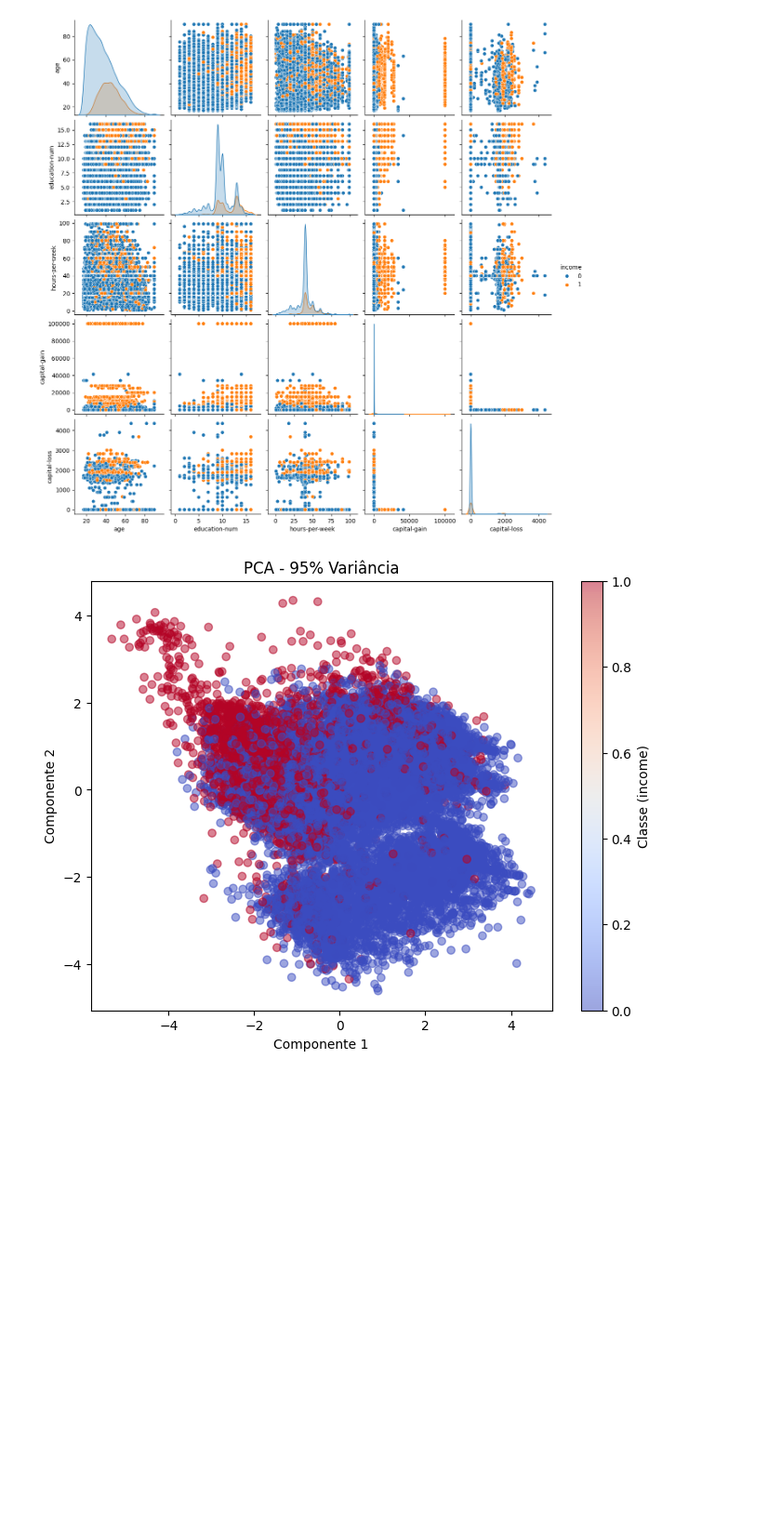
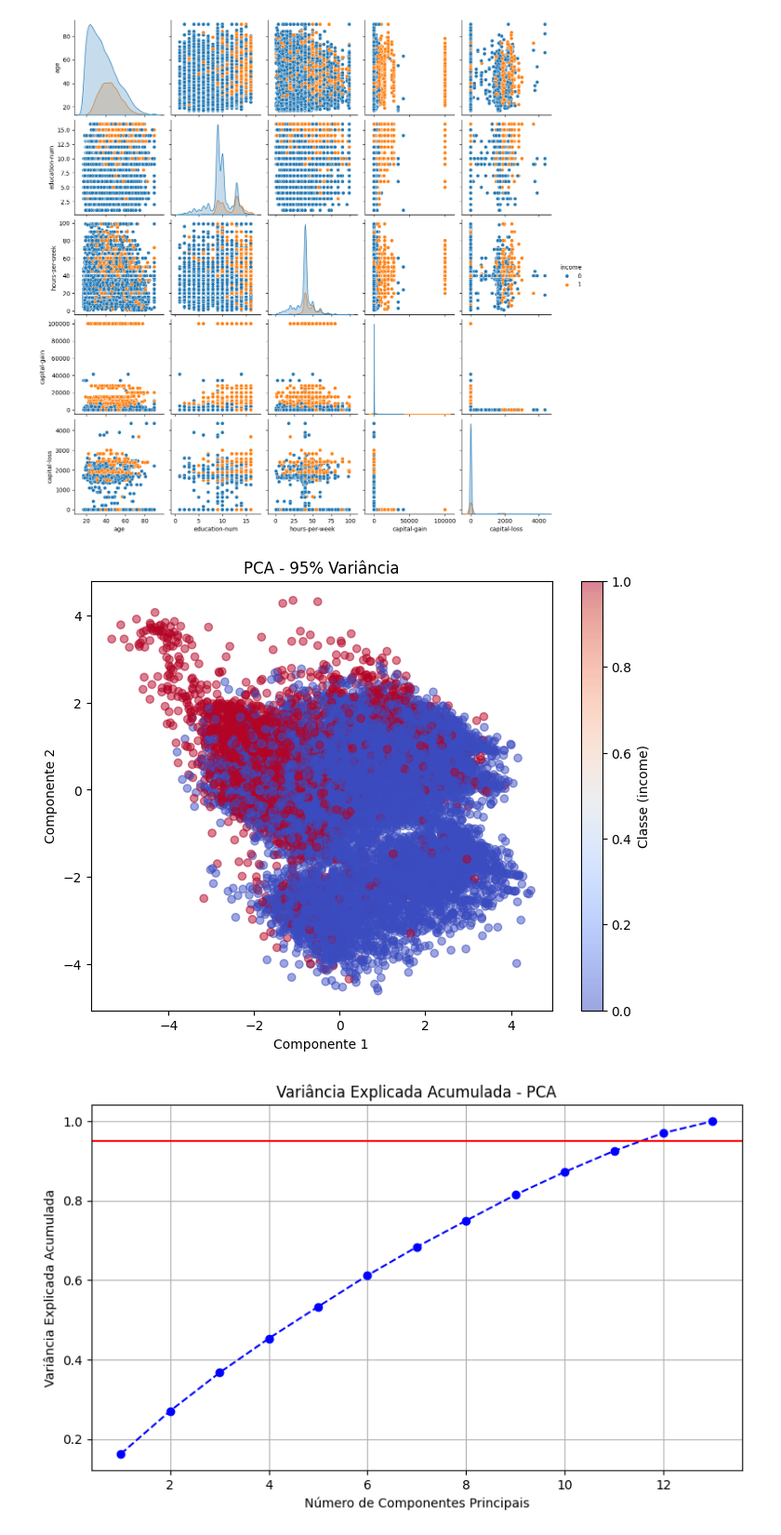
Before and after one commit to Joao-Giaretta/mlb, a Jupyter notebook: rede_neural.ipynb, the cells around one changed output. Shown at 93% size. Cells and saved outputs as stored; diff of their text form; code cells hidden in the pictures; blank space fills up the shorter version.

```diff
--- a/rede_neural.ipynb
+++ b/rede_neural.ipynb
@@ -107,22 +107,40 @@ plt.show()
 # %% [output]
 [figure]
 # %%
-from sklearn.decomposition import PCA
 
 # Inicializar o PCA para manter 95% da variância
 pca = PCA(n_components=0.95)
 
 # Ajustar e transformar os dados
 X_pca = pca.fit_transform(X_scaled)
 
 # Visualização com PCA
 plt.figure(figsize=(8,6))
 plt.scatter(X_pca[:, 0], X_pca[:, 1], c=y, cmap='coolwarm', alpha=0.5)
 plt.title("PCA - 95% Variância")
 plt.xlabel("Componente 1")
 plt.ylabel("Componente 2")
 plt.colorbar(label="Classe (income)")
 plt.show()
+
+# Ajustar a PCA novamente apenas para visualizar a variância de cada componente
+pca_full = PCA()
+pca_full.fit(X_scaled)
+
+# Variância explicada acumulada
+cum_var = np.cumsum(pca_full.explained_variance_ratio_)
+
+# Plotar
+plt.figure(figsize=(8, 5))
+plt.plot(range(1, len(cum_var) + 1), cum_var, marker='o', linestyle='--', color='b')
+plt.axhline(y=0.95, color='r', linestyle='-')
+plt.title("Variância Explicada Acumulada - PCA")
+plt.xlabel("Número de Componentes Principais")
+plt.ylabel("Variância Explicada Acumulada")
+plt.grid(True)
+plt.tight_layout()
+plt.show()
 # %% [output]
 [figure]
+[figure, added]
 # %%
```
Also changed, not shown: parts of 3 cells of this notebook.
